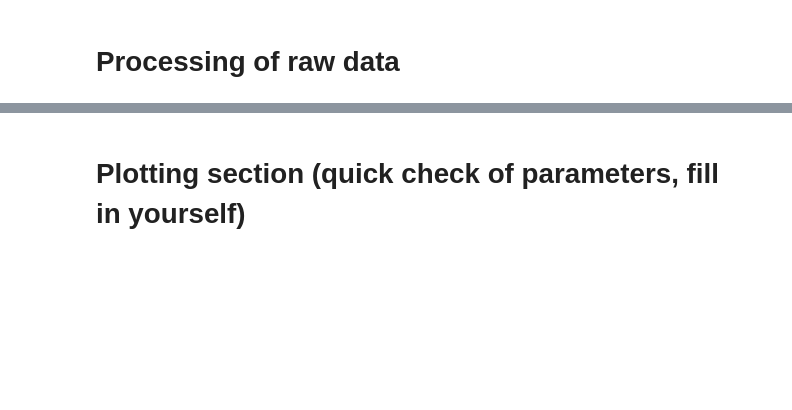
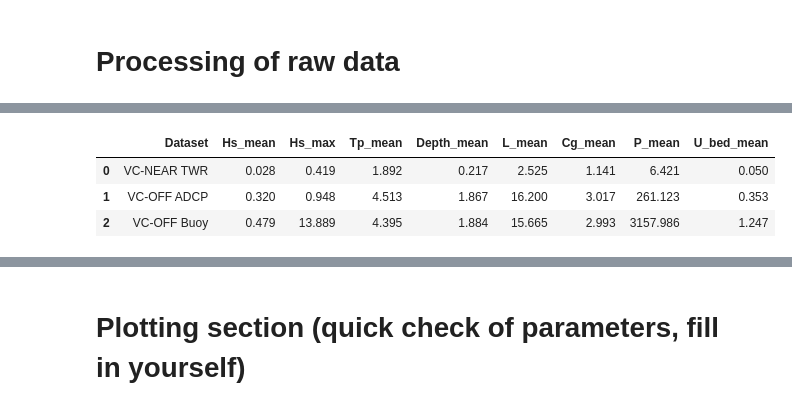
Before and after one commit to ingebrijker/MekongDeltaMDP, a Jupyter notebook: hydro_src/data_parsing.ipynb, the cells around one changed output, grey strips where cells are left out. Cells and saved outputs as stored; diff of their text form; code cells hidden in the pictures; blank space fills up the shorter version.

```diff
--- a/hydro_src/data_parsing.ipynb
+++ b/hydro_src/data_parsing.ipynb
@@ -384,0 +433,10 @@ for year in processed:
+# %%
+# Add wave parameters to 2025 TWr and ADCP wave data, which already have Hs, Tp and Depth.
+
+processed[2025]["twr_wave"] = add_wave_parameters(
+    processed[2025]["twr_wave"]
+)
+
+processed[2025]["adcp_wave"] = add_wave_parameters(
+    processed[2025]["adcp_wave"]
+)
@@ -384,0 +477,31 @@ for year in processed:
+# %%
+wave_data = {
+    "VC-NEAR TWR": processed[2025]["twr_wave"],
+    "VC-OFF ADCP": processed[2025]["adcp_wave"],
+    "VC-OFF Buoy": processed[2025]["buoy_wave_depth"]
+}
+
+summary = []
+
+for name, df in wave_data.items():
+
+    summary.append({
+        "Dataset": name,
+        "Hs_mean": df["Hs"].mean(),
+        "Hs_max": df["Hs"].max(),
+        "Tp_mean": df["Tp"].mean(),
+        "Depth_mean": df["Depth"].mean(),
+        "L_mean": df["L"].mean(),
+        "Cg_mean": df["Cg"].mean(),
+        "P_mean": df["P"].mean(),
+        "U_bed_mean": df["U_bed"].mean()
+    })
+
+wave_summary = pd.DataFrame(summary)
+
+display(wave_summary.round(3))
+# %% [output]
+|  | Dataset | Hs_mean | Hs_max | Tp_mean | Depth_mean | L_mean | Cg_mean | P_mean | U_bed_mean |
+| 0 | VC-NEAR TWR | 0.028 | 0.419 | 1.892 | 0.217 | 2.525 | 1.141 | 6.421 | 0.050 |
+| 1 | VC-OFF ADCP | 0.320 | 0.948 | 4.513 | 1.867 | 16.200 | 3.017 | 261.123 | 0.353 |
+| 2 | VC-OFF Buoy | 0.479 | 13.889 | 4.395 | 1.884 | 15.665 | 2.993 | 3157.986 | 1.247 |
```
Also changed, not shown: parts of 11 cells of this notebook.
